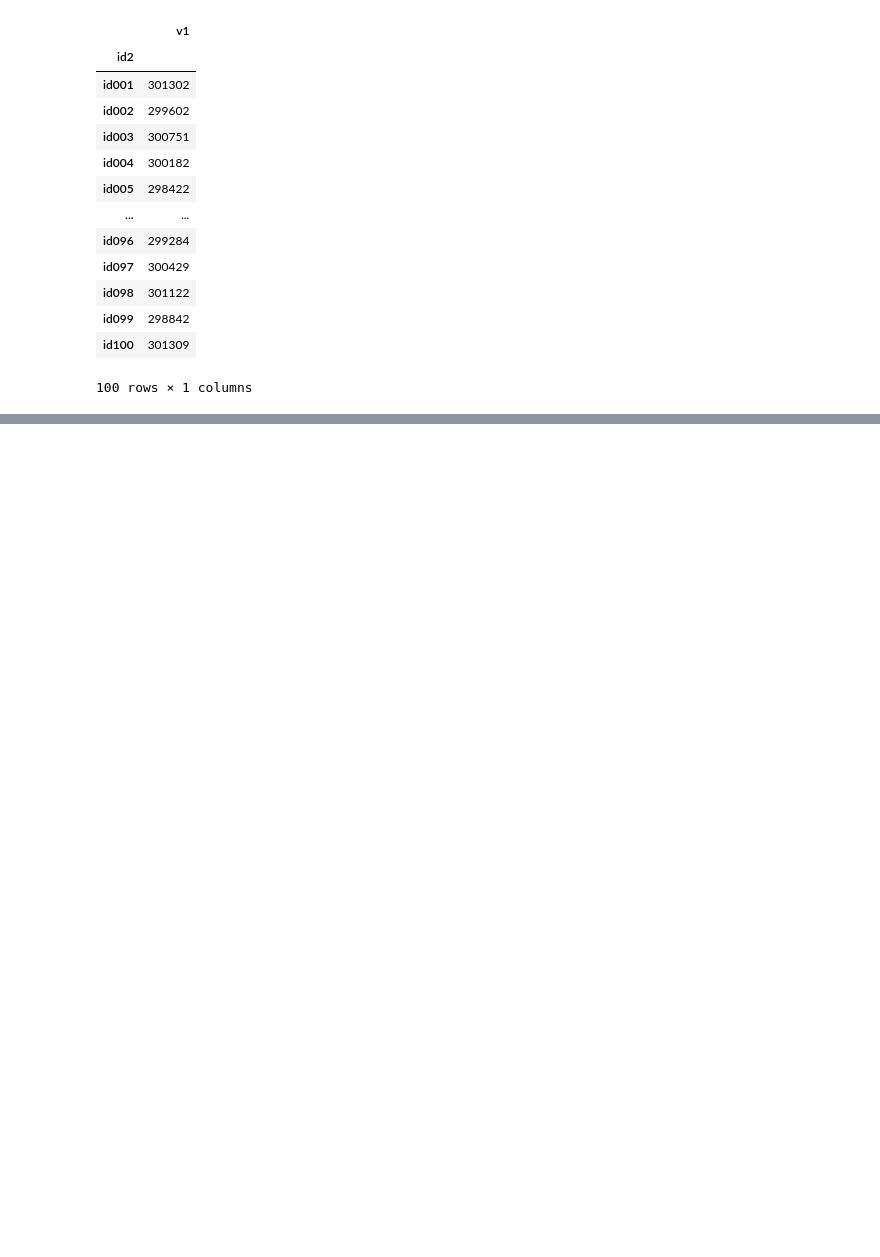
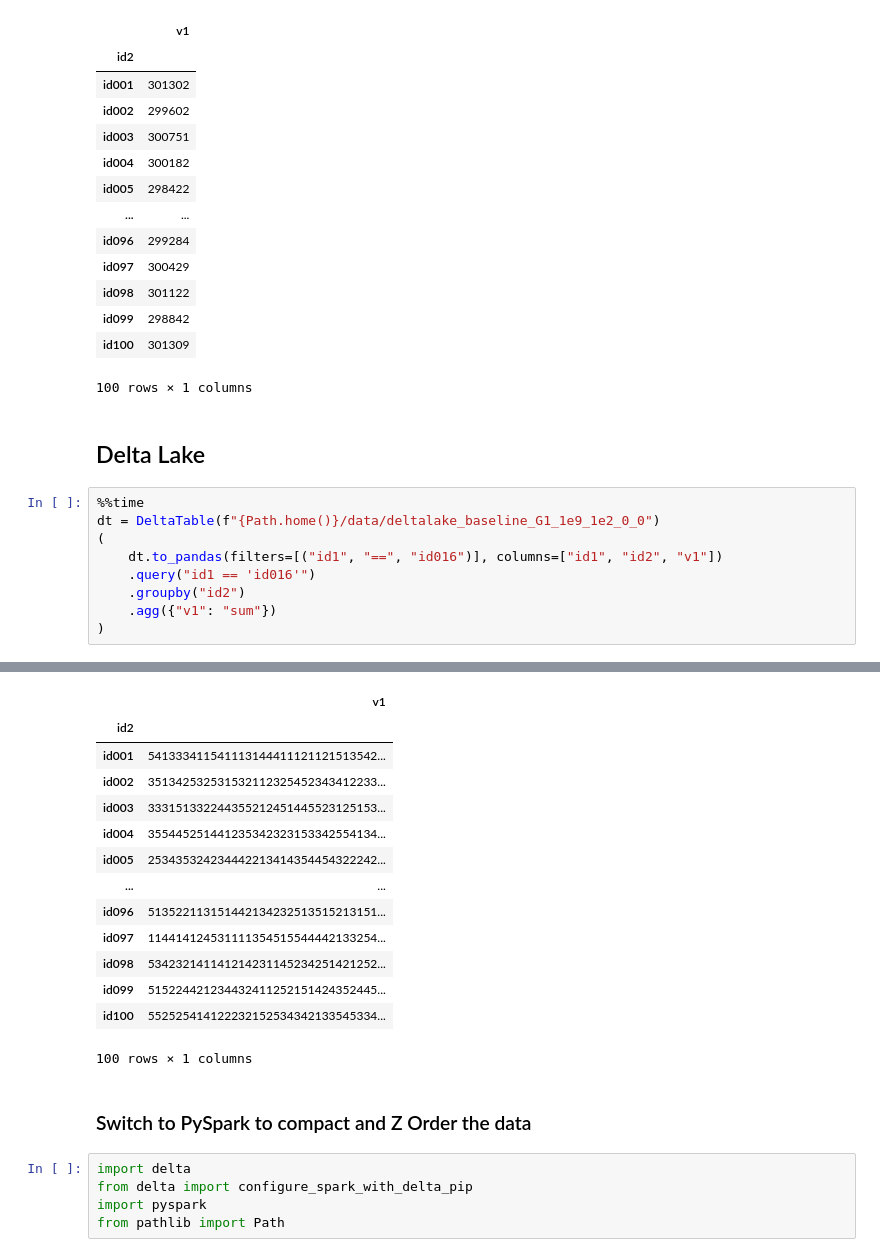
Before and after one commit to delta-io/delta-examples, a Jupyter notebook: notebooks/python-deltalake/csv-parquet-delta-lake.ipynb, the cells around one changed output, grey strips where cells are left out. Saved outputs shown, nothing was run; the diff lists cells and outputs as text; blank space fills up the shorter version.

Commit message:
Update notebook with Delta Lake query results

```diff
--- a/notebooks/python-deltalake/csv-parquet-delta-lake.ipynb
+++ b/notebooks/python-deltalake/csv-parquet-delta-lake.ipynb
@@ -110,3 +110,15 @@ Wall time: 1min 27s
 | id099 | 298842 |
 | id100 | 301309 |
 100 rows × 1 columns
+# %% [markdown]
+## Delta Lake
+# %%
+%%time
+dt = DeltaTable(f"{Path.home()}/data/deltalake_baseline_G1_1e9_1e2_0_0")
+(
+    dt.to_pandas(filters=[("id1", "==", "id016")], columns=["id1", "id2", "v1"])
+    .query("id1 == 'id016'")
+    .groupby("id2")
+    .agg({"v1": "sum"})
+)
+# %% [output]
@@ -112,0 +127,21 @@ Wall time: 1min 27s
+|  | v1 |
+| id2 |  |
+| id001 | 541333411541113144411121121513542... |
+| id002 | 351342532531532112325452343412233... |
+| id003 | 333151332244355212451445523125153... |
+| id004 | 355445251441235342323153342554134... |
+| id005 | 253435324234442213414354454322242... |
+| ... | ... |
+| id096 | 513522113151442134232513515213151... |
+| id097 | 114414124531111354515544442133254... |
+| id098 | 534232141141214231145234251421252... |
+| id099 | 515224421234432411252151424352445... |
+| id100 | 552525414122232152534342133545334... |
+100 rows × 1 columns
+# %% [markdown]
+### Switch to PySpark to compact and Z Order the data
+# %%
+import delta
+from delta import configure_spark_with_delta_pip
+import pyspark
+from pathlib import Path
```
Also changed, not shown: parts of 13 cells of this notebook, 1 other file.
